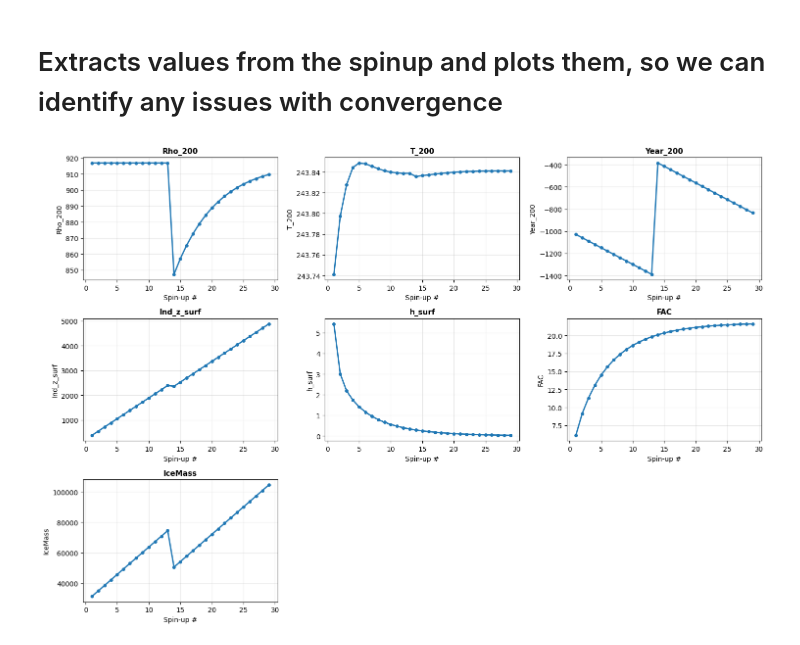
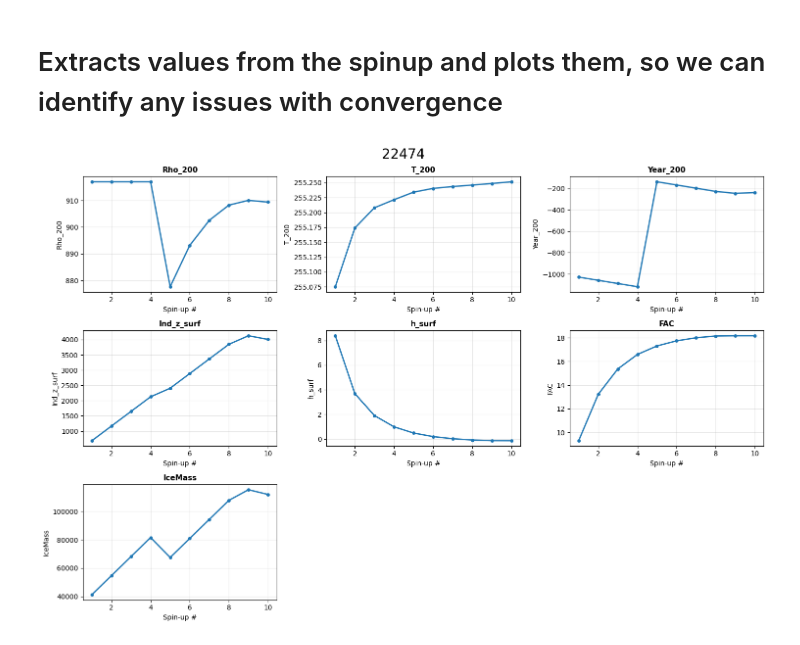
Before and after one commit to IMAU-ice-and-climate/IMAU-FDM, a Jupyter notebook: QAQC/plot_logfile_output.ipynb, the cells around one changed output. Cells and saved outputs as stored; diff of their text form; code cells hidden in the pictures.

```diff
--- a/QAQC/plot_logfile_output.ipynb
+++ b/QAQC/plot_logfile_output.ipynb
@@ -14,13 +14,13 @@ logfile_dir = f"/ec/res4/scratch/nld4814/{project_name}/logfiles/"
 file_list = [f for f in glob.glob(logfile_dir)]
 # %%
 # plot the variables from each spinup file
-
-point = "39578"
+point = np.random.randint(55000)
+#point = "23298"
 point_file = f"{logfile_dir}log_IMAU-FDM_cca_{point}.out"
 
 spinup_dict = extract_spinup_data(point_file)
 spinup_df = pd.DataFrame.from_dict(spinup_dict,orient="index")
 
-fig = plot_spinup_variables(spinup_dict)
+plot_spinup_variables(spinup_dict, point)
 # %% [output]
-[figure, old version]
+[figure, new version]
```
Also changed, not shown: parts of 2 cells of this notebook, 4 other files.
